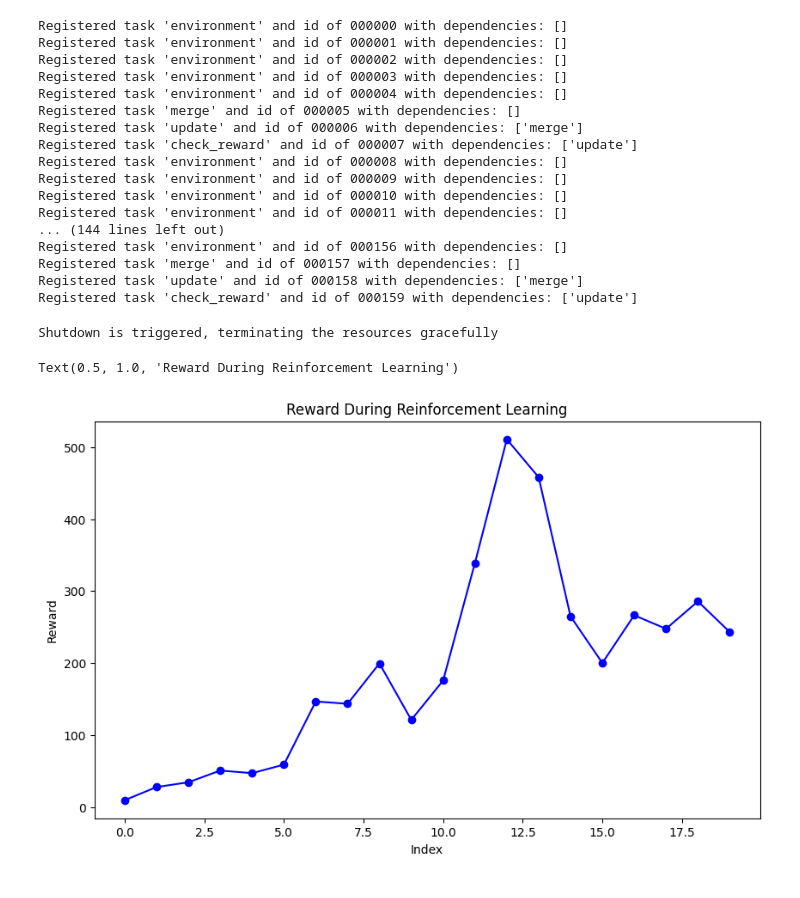
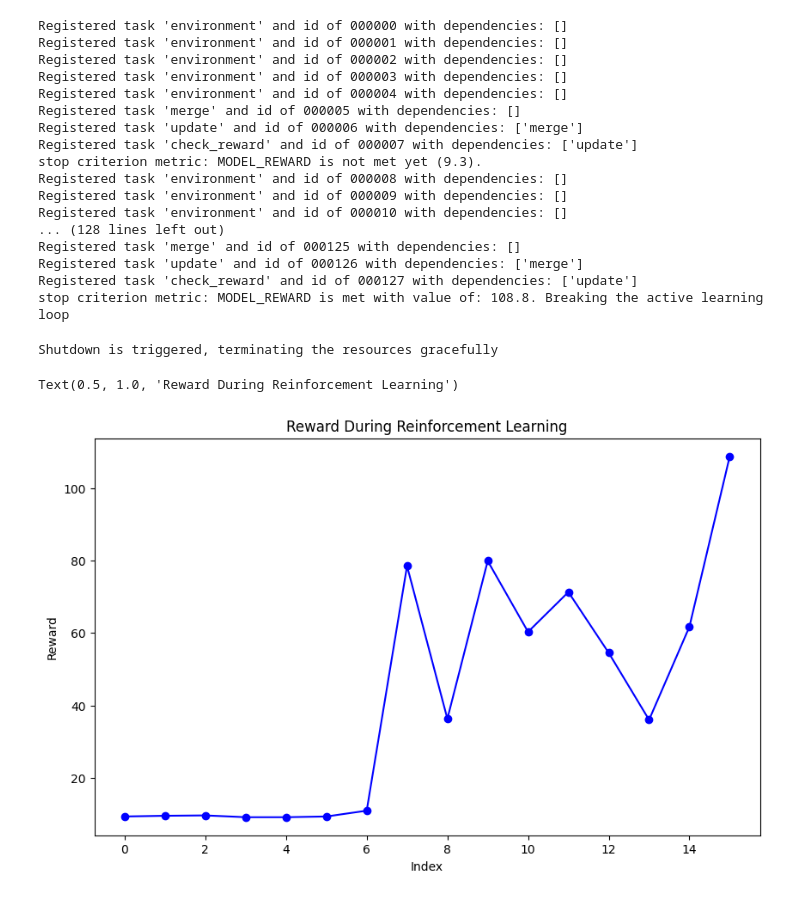
Before and after one commit to radical-cybertools/ROSE, a Jupyter notebook: examples/rl/reinforcementlearning.ipynb, the cells around one changed output. Saved outputs shown, nothing was run; the diff lists cells and outputs as text; code cells hidden in the pictures.

Commit message:
reinforcement learning works with reward check and stop

```diff
--- a/examples/rl/reinforcementlearning.ipynb
+++ b/examples/rl/reinforcementlearning.ipynb
@@ -67,8 +67,10 @@ def teach():
         [env.result() for env in envs]
         mrg = merge()
         upd = update(mrg)
-        reward = check_reward(upd);
-        rewards.append(reward.result())
+        should_stop, reward = check_reward(upd);
+        rewards.append(reward)
+        if should_stop:
+            break
 # invoke the custom/user-defined teach() method
 teach()
 # %% [output]
@@ -80,29 +82,28 @@ Registered task 'environment' and id of 000004 with dependencies: []
 Registered task 'merge' and id of 000005 with dependencies: []
 Registered task 'update' and id of 000006 with dependencies: ['merge']
 Registered task 'check_reward' and id of 000007 with dependencies: ['update']
+stop criterion metric: MODEL_REWARD is not met yet (9.3).
 Registered task 'environment' and id of 000008 with dependencies: []
 Registered task 'environment' and id of 000009 with dependencies: []
 Registered task 'environment' and id of 000010 with dependencies: []
-Registered task 'environment' and id of 000011 with dependencies: []
-... (144 lines left out)
-Registered task 'environment' and id of 000156 with dependencies: []
-Registered task 'merge' and id of 000157 with dependencies: []
-Registered task 'update' and id of 000158 with dependencies: ['merge']
-Registered task 'check_reward' and id of 000159 with dependencies: ['update']
+... (128 lines left out)
+Registered task 'merge' and id of 000125 with dependencies: []
+Registered task 'update' and id of 000126 with dependencies: ['merge']
+Registered task 'check_reward' and id of 000127 with dependencies: ['update']
+stop criterion metric: MODEL_REWARD is met with value of: 108.8. Breaking the active learning loop
 # %%
 engine.shutdown()
 # %% [output]
 Shutdown is triggered, terminating the resources gracefully
 # %%
 import matplotlib.pyplot as plt
-reward_values = [float(reward.strip()) for reward in rewards]
 plt.figure(figsize=(10, 6))
-plt.plot(reward_values, marker='o', color='b', linestyle='-', markersize=6)
+plt.plot(rewards, marker='o', color='b', linestyle='-', markersize=6)
 
 # Add labels and title
 plt.xlabel('Index')
 plt.ylabel('Reward')
 plt.title('Reward During Reinforcement Learning')
 # %% [output]
 Text(0.5, 1.0, 'Reward During Reinforcement Learning')
-[figure, old version]
+[figure, new version]
```
Also changed, not shown: parts of 2 cells of this notebook.
